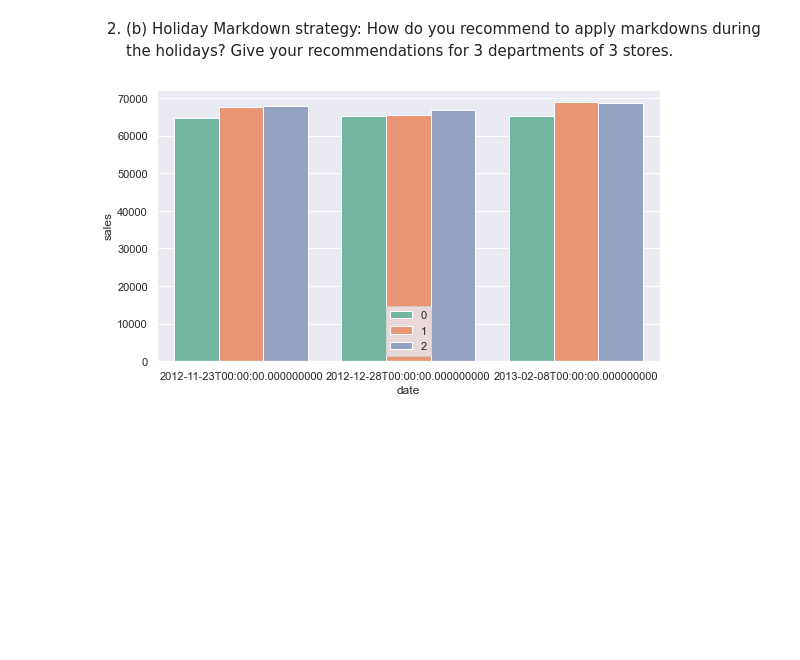
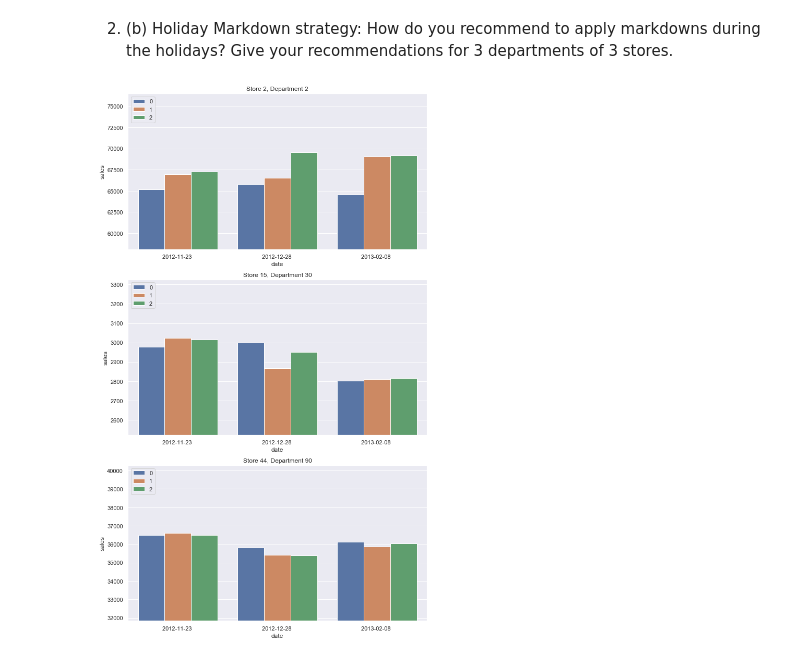
Before and after one commit to JelleWestra/Data-Science-for-Business-Improvement, a Jupyter notebook: project2/Project 2 - Team 12.ipynb, the cells around one changed output. Drawn from its saved outputs; the diff is of its cells as text; code cells hidden in the pictures; blank space fills up the shorter version.

```diff
--- a/project2/Project 2 - Team 12.ipynb
+++ b/project2/Project 2 - Team 12.ipynb
@@ -1177,6 +1177,7 @@ make_dummies(df)
     c.	Improve the model using cross validation and/or a validation set.
 # %%
 def create_df(train=True, return_no_dummy=True):
+    '''Generating the dataframe from the files with adding dummies for train.csv or test.csv'''
     if train:
         base = pd.read_csv('data-clean/train.csv', parse_dates=['Date'], index_col=0)
     else:
@@ -1220,7 +1221,6 @@ def create_df(train=True, return_no_dummy=True):
         if not y in df.columns:
             df[y] = 0
 
-
     if return_no_dummy:
         return df, df_no_dummy
     else:
@@ -1265,8 +1266,8 @@ def df_add_features(
         add_MD_significance=[0.2, 0.1, 0.1, 0.2, 0.2],
         add_holiday_dummies=[['Christmas', 'Labor_Day', 'Super_Bowl', 'Easter', 'Black_Friday'],['Christmas', 'Black_Friday']],
         train=True):
-    '''Function for adding the rolling window, lagged cols, and markdown correlation significance features'''
-
+    '''Can add features to the df: rolling window, lagged cols, markdown correlation significance, and holiday dummies'''
+    # reading in the lagged sales and rolling window from global to minimize time loss for generating dfs.
     global RW, L1, L2, L3, L4
 
     df, df_no_dummy = create_df(train=train, return_no_dummy=True)
@@ -2138,7 +2129,7 @@ md_corr_median = [
 X_TEST = df_add_features(
     add_RW=[],
     add_L=[],
-    add_MD_significance=[1.5 * md for md in md_corr_median],
+    add_MD_significance=[1.25 * md for md in md_corr_median],
     add_holiday_dummies=[
         ['Christmas', 'Labor_Day', 'Super_Bowl', 'Easter', 'Black_Friday', 'Valentine'],
         ['Christmas', 'Labor_Day', 'Super_Bowl', 'Easter', 'Black_Friday', 'Valentine']
@@ -2151,0 +2146,2 @@ df_test_no_dummy = create_df(train=False, return_no_dummy=True)[1]
+# %%
+store_dept = [(2, 2), (15, 30), (44, 90)]
@@ -2198,30 +2175,35 @@ df.to_csv('sales_forecast.v3.csv')
 # %% [markdown]
 2. (b) Holiday Markdown strategy: How do you recommend to apply markdowns during the holidays? Give your recommendations for 3 departments of 3 stores.
 # %%
-dept = 2
-store = 2
+fig, ax = plt.subplots(3, 1, figsize=(9,15))
 
-idx = (df_test_no_dummy['Dept'] == dept) & (df_test_no_dummy['Store'] == store) & (df_test_no_dummy['IsHoliday'])
+for i, sd in enumerate(store_dept):
+    store = sd[0]
+    dept = sd[1]
 
-fig, ax = plt.subplots(figsize=(9,5))
+    idx = (df_test_no_dummy['Dept'] == dept) & (df_test_no_dummy['Store'] == store) & (df_test_no_dummy['IsHoliday'])
 
-y_hat = []
-factors = []
-dates = []
-for f in [0, 1, 2]:
-    selected = X_TEST[idx].copy(deep=True)
+    y_hat = []
+    factors = []
+    dates = []
 
-    selected[['MarkDown%i' %i for i in range(1, 6)]] = f * selected[['MarkDown%i' %i for i in range(1, 6)]]
+    for f in [0, 1, 2]:
+        selected = X_TEST[idx].copy(deep=True)
 
-    y_hat += list(rf.predict(selected))
-    factors += [f] * len(selected)
-    dates += list(df_test_no_dummy.loc[idx, 'Date'])
+        selected[['MarkDown%i' %i for i in range(1, 6)]] = f * selected[['MarkDown%i' %i for i in range(1, 6)]]
 
-predictions = pd.DataFrame(np.c_[dates, y_hat, factors], columns=['date', 'sales', 'factor'])
+        y_hat += list(rf.predict(selected))
+        factors += [f] * len(selected)
+        dates += list(df_test_no_dummy.loc[idx, 'Date'])
 
-sns.barplot(data=predictions, x='date', y='sales', hue='factor', palette='Set2', ax=ax);
-#ax.set_xticklabels([str(d)[:-8] for d in dates[::3]])
-#ax.set_ylim(60000, 70000)
-ax.legend(loc='lower center');
+    predictions = pd.DataFrame(np.c_[dates, y_hat, factors], columns=['date', 'sales', 'factor'])
+
+    sns.barplot(data=predictions, x='date', y='sales', hue='factor', ax=ax[i]);
+    ax[i].set_xticklabels([str(d)[:-8] for d in dates])
+    ax[i].set_ylim(min(y_hat) * 0.9, max(y_hat) * 1.1)
+    ax[i].set_title(f'Store {store}, Department {dept}')
+    ax[i].legend(loc='upper left');
+
+fig.tight_layout();
 # %% [output]
-[figure, old version]
+[figure, new version]
```
Also changed, not shown: parts of 33 cells of this notebook.
